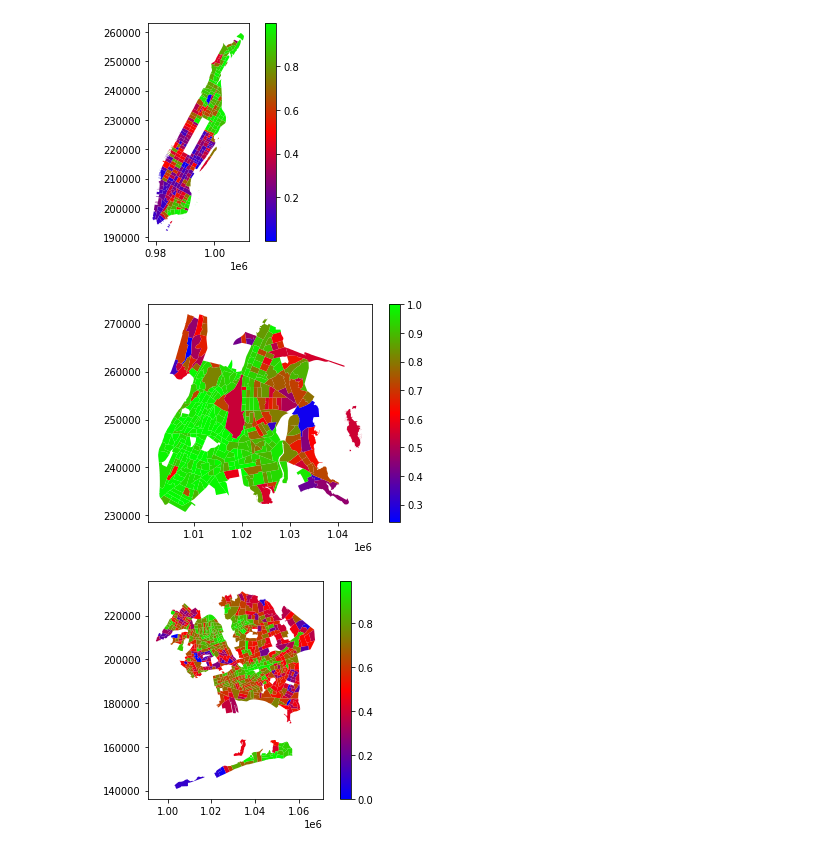
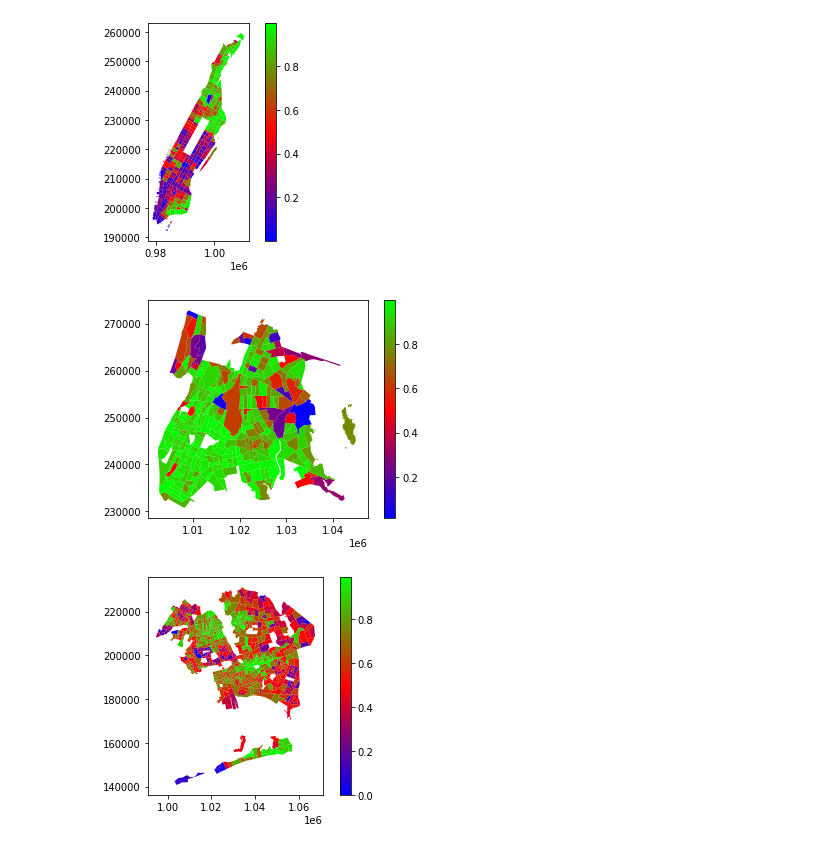
Before and after one commit to KennethA32/Living_Shorelines, a Jupyter notebook: living_shoreline.ipynb, the cells around one changed output. Saved outputs shown, nothing was run; the diff lists cells and outputs as text; code cells hidden in the pictures.

```diff
--- a/living_shoreline.ipynb
+++ b/living_shoreline.ipynb
@@ -184,9 +184,9 @@ boro_plotter2(gpd = nyc_vuln_gpd, boro = 'Manhattan', var = 'RPL_THEMES' )
 # %% [output]
 [figure]
 # %%
-boro_plotter2(gpd = nyc_vuln_gpd, boro = 'Bronx', var = 'RPL_THEMES' )
+boro_plotter2(gpd = nyc_vuln_gpd, boro = 'Bronx', var = 'RPL_THEME2' )
 # %% [output]
-[figure, old version]
+[figure, new version]
 # %%
 boro_plotter2(gpd = nyc_vuln_gpd, boro = 'Queens', var = 'RPL_THEMES' )
 # %% [output]
```
Also changed, not shown: parts of 28 cells of this notebook, 1 other file.
